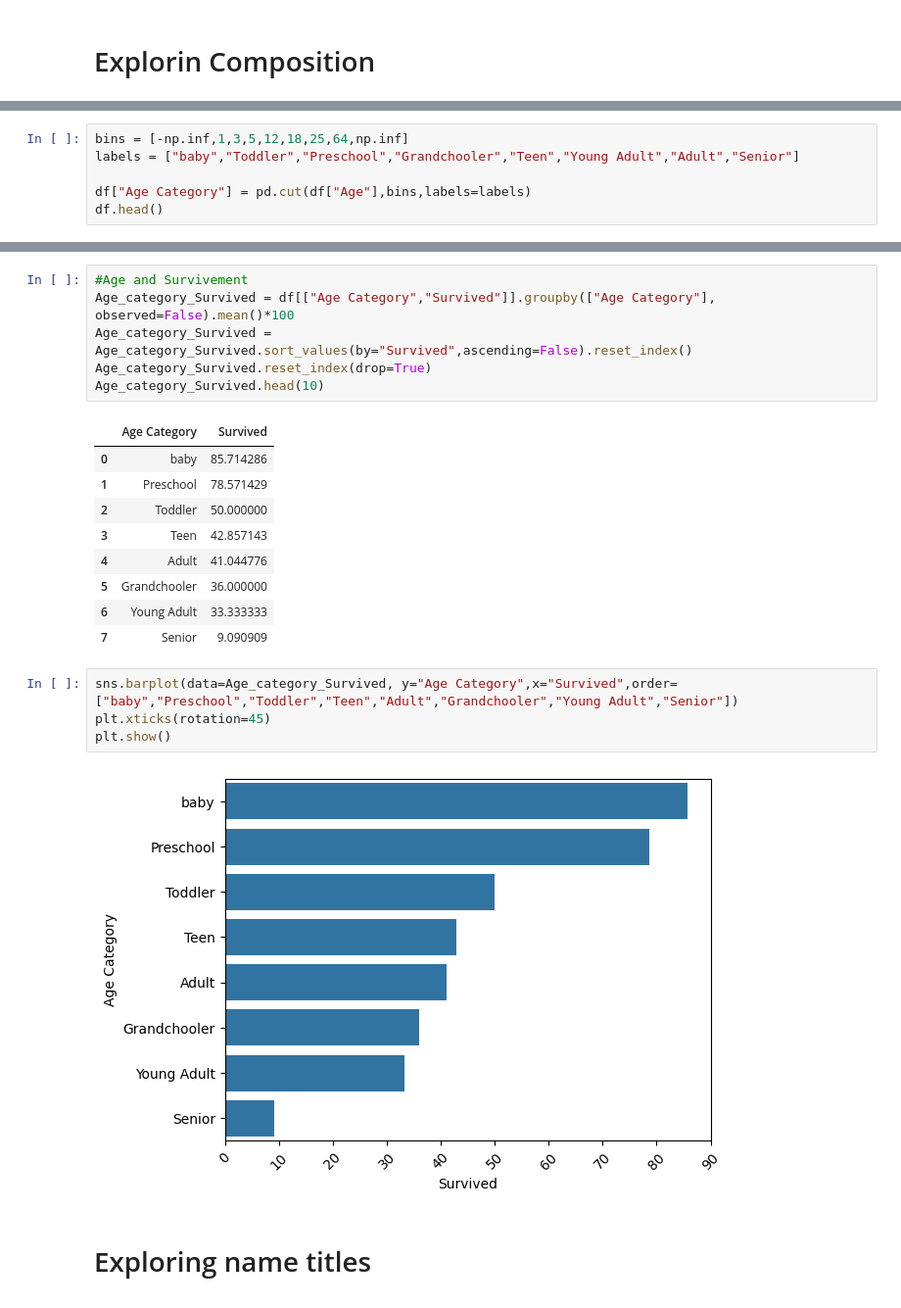
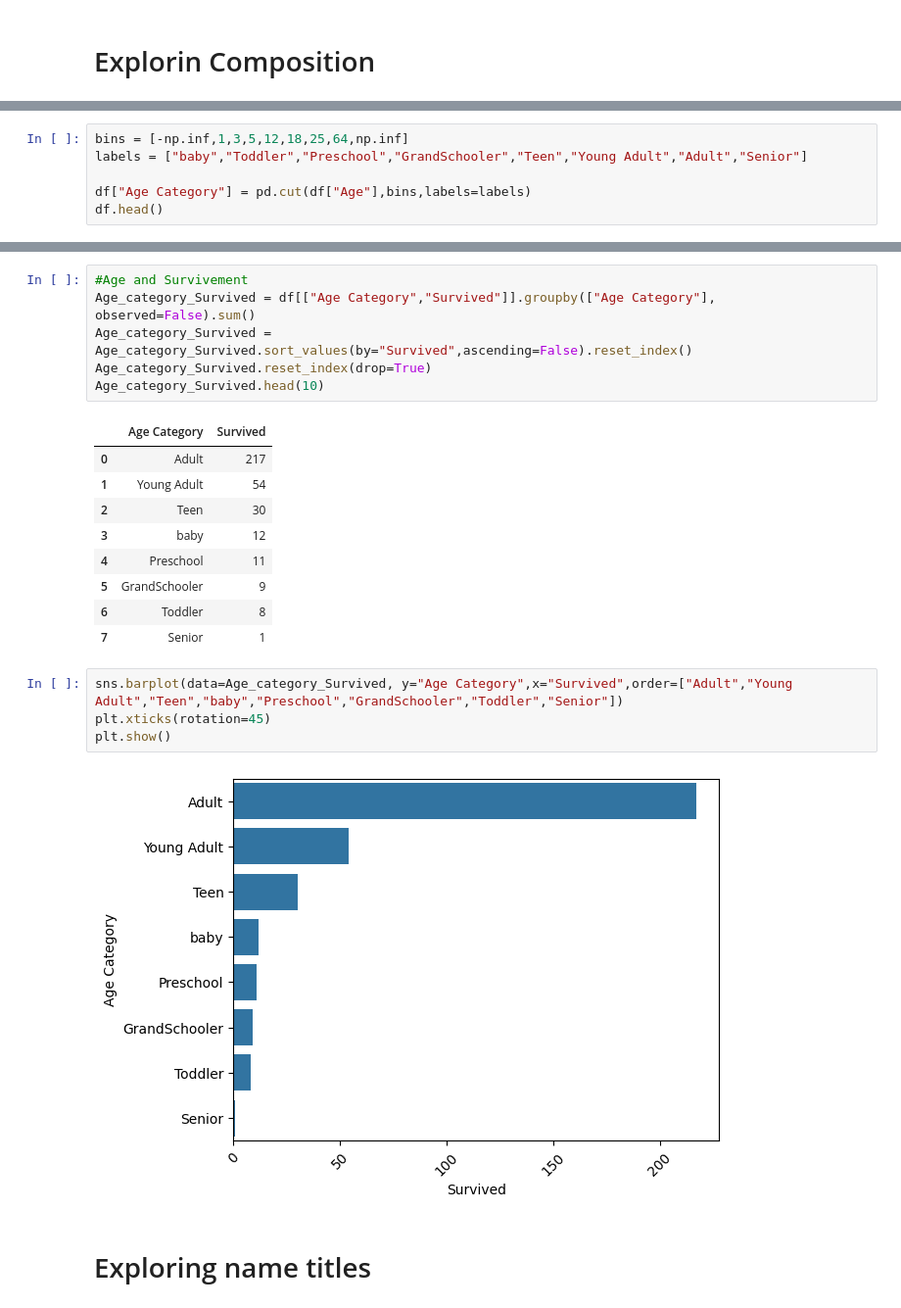
Before and after one commit to marcoeferro/EDA-exercises, a Jupyter notebook: titanic/EDA.ipynb, the cells around one changed output, grey strips where cells are left out. Shown: that part at 98% size. Saved outputs shown, nothing was run; the diff lists cells and outputs as text.

```diff
--- a/titanic/EDA.ipynb
+++ b/titanic/EDA.ipynb
@@ -362,6 +354,6 @@ sns.barplot(Fare_Survivement, x = "Fare Category", y="Survived")
 # %%
 bins = [-np.inf,1,3,5,12,18,25,64,np.inf]
-labels = ["baby","Toddler","Preschool","Grandchooler","Teen","Young Adult","Adult","Senior"]
+labels = ["baby","Toddler","Preschool","GrandSchooler","Teen","Young Adult","Adult","Senior"]
 
 df["Age Category"] = pd.cut(df["Age"],bins,labels=labels)
 df.head()
@@ -375,25 +367,25 @@ df.head()
 # %%
 #Age and Survivement
-Age_category_Survived = df[["Age Category","Survived"]].groupby(["Age Category"], observed=False).mean()*100
+Age_category_Survived = df[["Age Category","Survived"]].groupby(["Age Category"], observed=False).sum()
 Age_category_Survived = Age_category_Survived.sort_values(by="Survived",ascending=False).reset_index()
 Age_category_Survived.reset_index(drop=True)
 Age_category_Survived.head(10)
 # %% [output]
 |  | Age Category | Survived |
-| 0 | baby | 85.714286 |
-| 1 | Preschool | 78.571429 |
-| 2 | Toddler | 50.000000 |
-| 3 | Teen | 42.857143 |
-| 4 | Adult | 41.044776 |
-| 5 | Grandchooler | 36.000000 |
-| 6 | Young Adult | 33.333333 |
-| 7 | Senior | 9.090909 |
+| 0 | Adult | 217 |
+| 1 | Young Adult | 54 |
+| 2 | Teen | 30 |
+| 3 | baby | 12 |
+| 4 | Preschool | 11 |
+| 5 | GrandSchooler | 9 |
+| 6 | Toddler | 8 |
+| 7 | Senior | 1 |
 # %%
-sns.barplot(data=Age_category_Survived, y="Age Category",x="Survived",order=["baby","Preschool","Toddler","Teen","Adult","Grandchooler","Young Adult","Senior"])
+sns.barplot(data=Age_category_Survived, y="Age Category",x="Survived",order=["Adult","Young Adult","Teen","baby","Preschool","GrandSchooler","Toddler","Senior"])
 plt.xticks(rotation=45)
 plt.show()
 # %% [output]
-[figure, old version]
+[figure, new version]
 # %% [markdown]
 # Exploring name titles
 # %%
```
Also changed, not shown: parts of 30 cells of this notebook.
